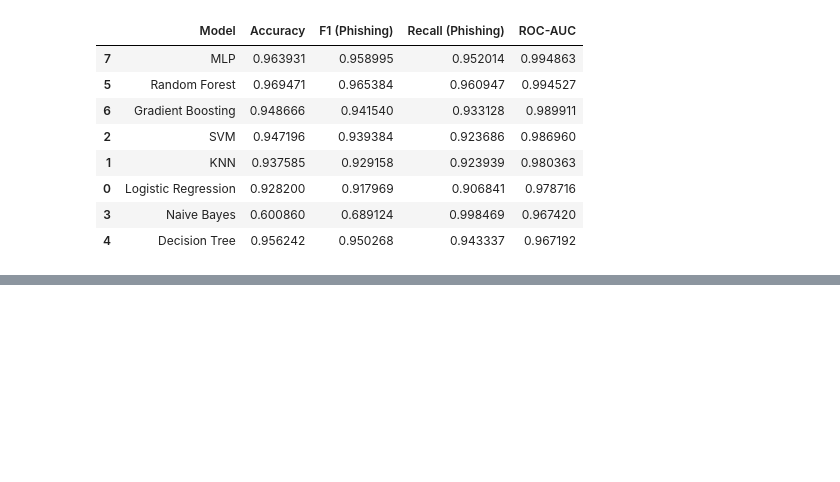
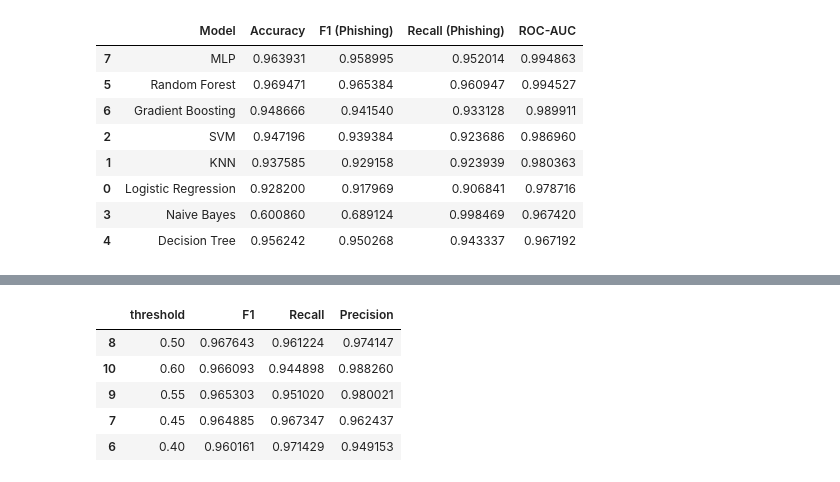
Before and after one commit to Andrej-Art/Mailharpoon, a Jupyter notebook: backend/notebooks/03_modeling.ipynb, the cells around one changed output, grey strips where cells are left out. Saved outputs shown, nothing was run; the diff lists cells and outputs as text; code cells hidden in the pictures; blank space fills up the shorter version.

```diff
--- a/backend/notebooks/03_modeling.ipynb
+++ b/backend/notebooks/03_modeling.ipynb
@@ -383,0 +515,11 @@ Training MLP...
+# %%
+rf_final = RandomForestClassifier(
+    n_estimators=500,
+    max_features="sqrt",
+    min_samples_leaf=2,
+    min_samples_split=5,
+    random_state=42,
+    n_jobs=-1
+)
+
+rf_final.fit(X_train_full, y_train)
@@ -383,0 +531,11 @@ Training MLP...
+# %%
+pred_test = rf_final.predict(X_test_full)
+probs_test = rf_final.predict_proba(X_test_full)[:, 1]
+
+print("Confusion Matrix:")
+print(confusion_matrix(y_test, pred_test))
+
+print("\nClassification Report:")
+print(classification_report(y_test, pred_test))
+
+print("\nROC-AUC:", roc_auc_score(y_test, probs_test))
@@ -383,0 +559,26 @@ Training MLP...
+# %%
+# threshold comparison
+from sklearn.metrics import recall_score, precision_score, f1_score
+
+thresholds = np.linspace(0.1, 0.9, 17)
+
+results = []
+
+for t in thresholds:
+    pred_t = (probs_test >= t).astype(int)
+    results.append({
+        "threshold": t,
+        "F1": f1_score(y_test, pred_t),
+        "Recall": recall_score(y_test, pred_t),
+        "Precision": precision_score(y_test, pred_t)
+    })
+
+import pandas as pd
+pd.DataFrame(results).sort_values("F1", ascending=False).head()
+# %% [output]
+|  | threshold | F1 | Recall | Precision |
+| 8 | 0.50 | 0.967643 | 0.961224 | 0.974147 |
+| 10 | 0.60 | 0.966093 | 0.944898 | 0.988260 |
+| 9 | 0.55 | 0.965303 | 0.951020 | 0.980021 |
+| 7 | 0.45 | 0.964885 | 0.967347 | 0.962437 |
+| 6 | 0.40 | 0.960161 | 0.971429 | 0.949153 |
```
Also changed, not shown: parts of 17 cells of this notebook, 3 other files.
